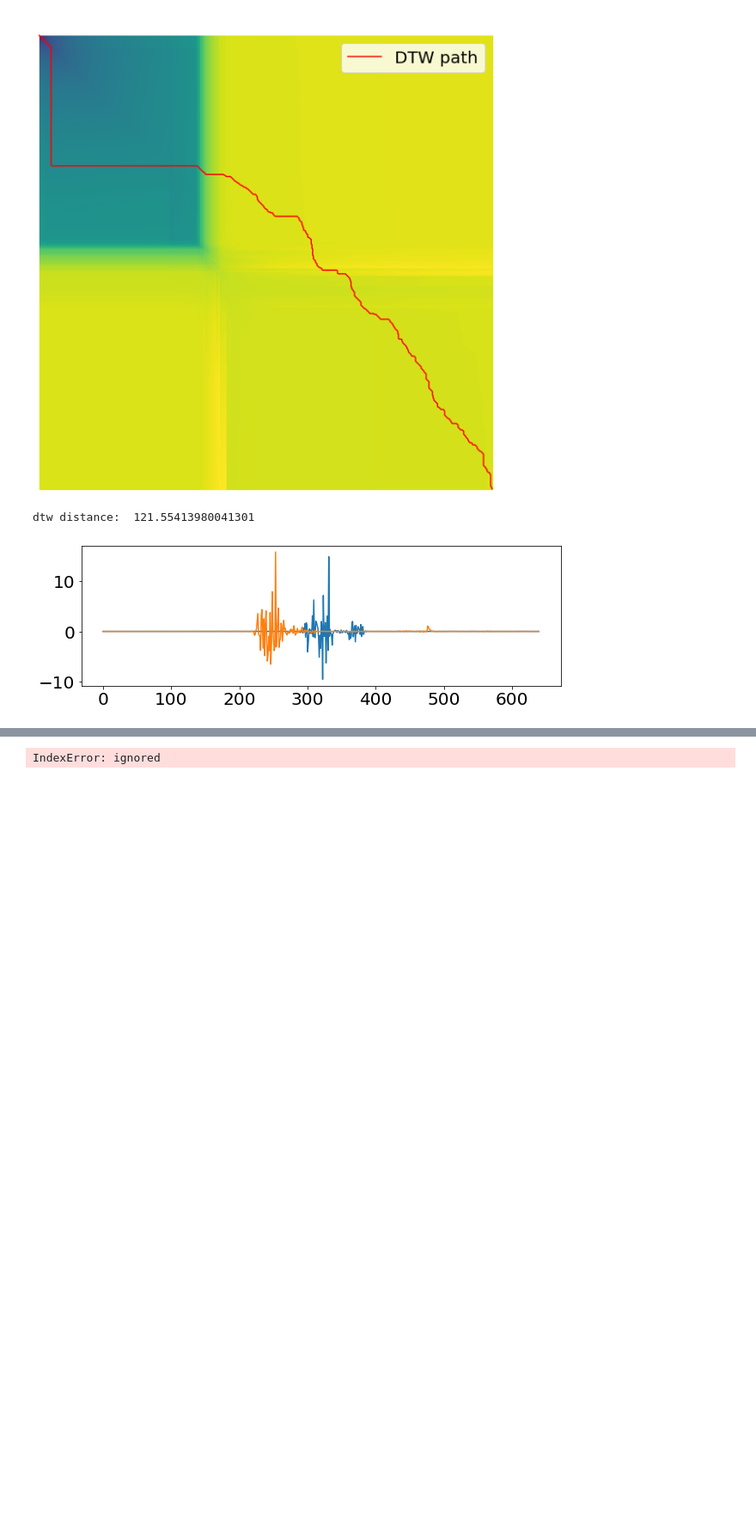
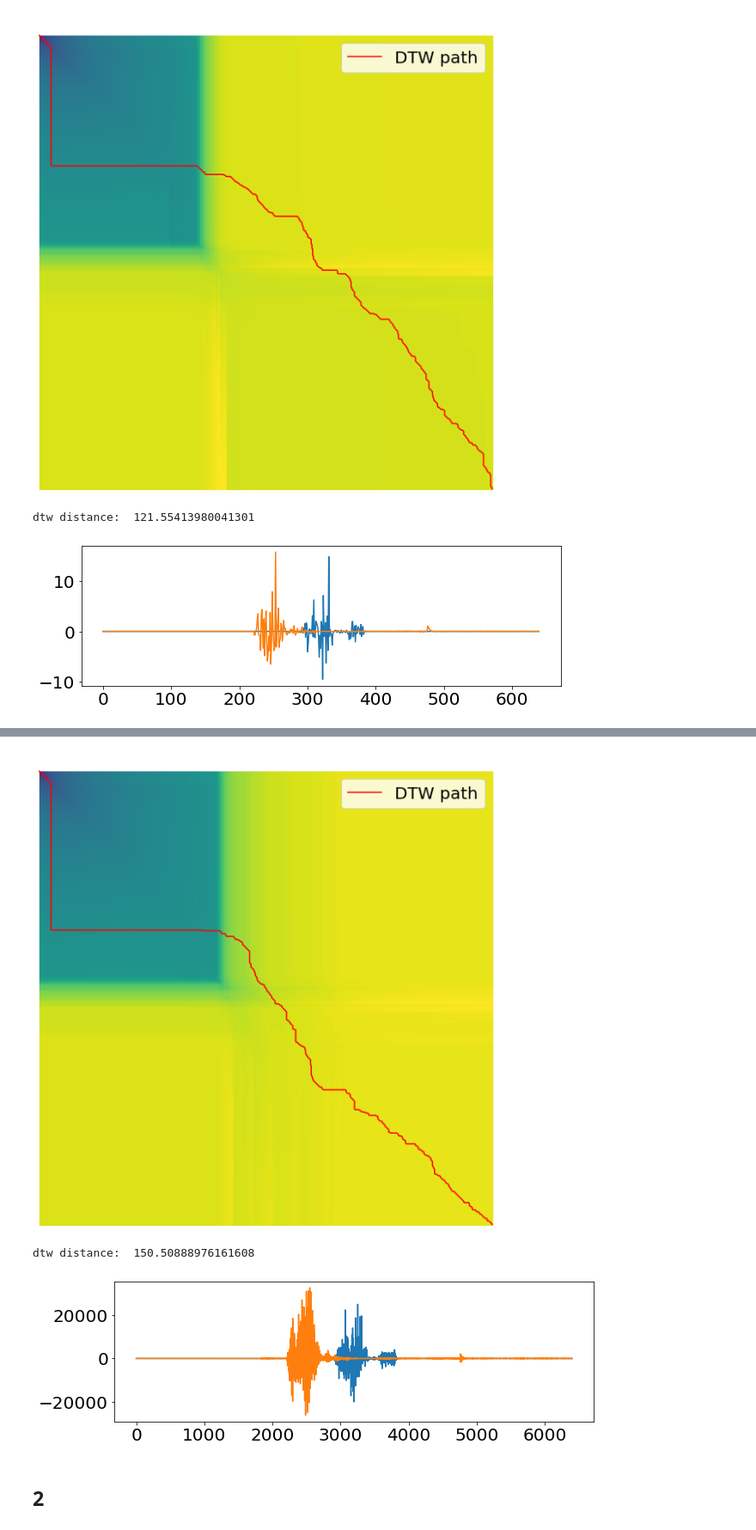
Before and after one commit to RileyWClarke/MLTSA_RCLARKE, a Jupyter notebook: HW7/mltsa_hw7_rclarke.ipynb, the cells around one changed output, grey strips where cells are left out. Shown at 86% size. Saved outputs shown, nothing was run; the diff lists cells and outputs as text; code cells hidden in the pictures; blank space fills up the shorter version.

```diff
--- a/HW7/mltsa_hw7_rclarke.ipynb
+++ b/HW7/mltsa_hw7_rclarke.ipynb
@@ -409,8 +409,10 @@ dtw distance:  8.0
 # %%
 # DTW distance to a file with a different sound bite
 print("dtw distance: ", dtw(X[0][::restep], X[24][::restep], restep, show=True)[0])
-plt.figure(figsize(10,3))
+plt.figure(figsize=(10,3))
 plt.plot(wavfiles[0][::restep])
 plt.plot(wavfiles[1][::restep]);
 # %% [output]
+[figure, added]
-IndexError: ignored
+dtw distance:  150.50888976161608
+[figure, added]
@@ -418,0 +419,2 @@ len(X[24][::restep])
+# %% [markdown]
+## 2
```
Also changed, not shown: parts of 12 cells of this notebook.
